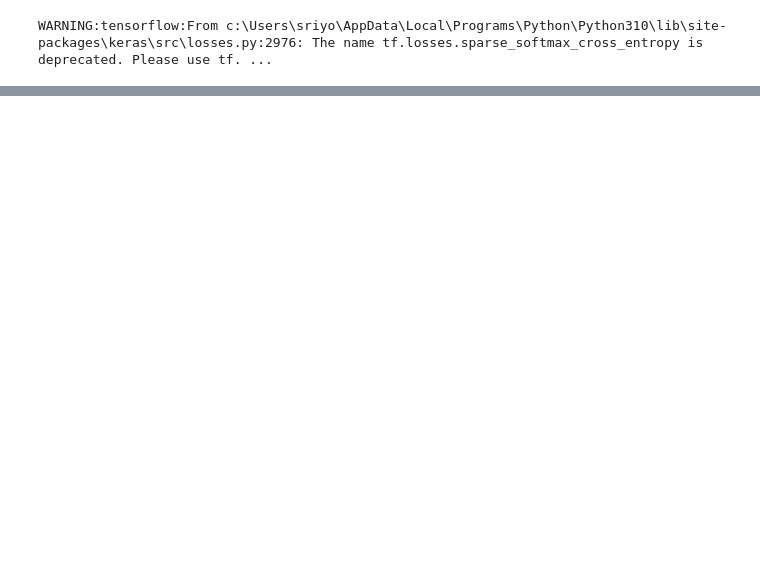
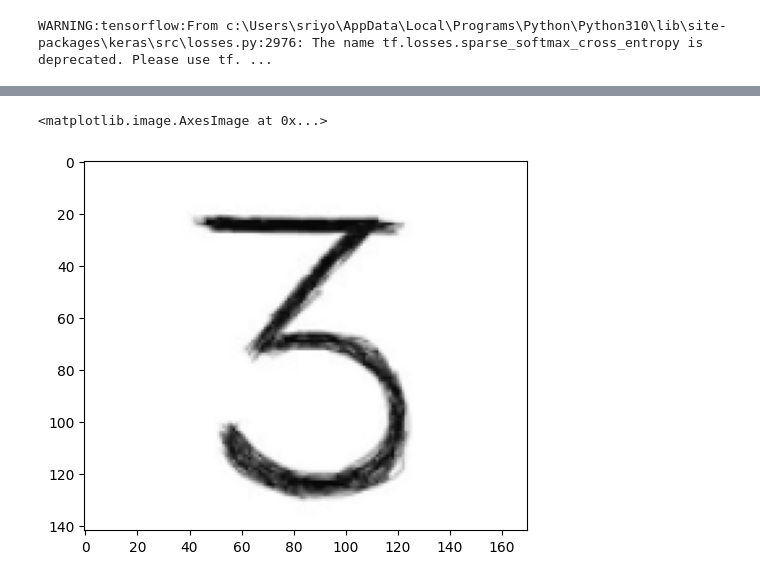
Before and after one commit to Dheeerazzz/Perry_or_Platypus_CNN-collection, a Jupyter notebook: perry or platypus/mnist multi.ipynb, the cells around one changed output, grey strips where cells are left out. Cells and saved outputs as stored; diff of their text form; code cells hidden in the pictures; blank space fills up the shorter version.

```diff
--- a/perry or platypus/mnist multi.ipynb
+++ b/perry or platypus/mnist multi.ipynb
@@ -60 +62,7 @@ loss, accuracy = model.evaluate(x_test, y_test_encoded)
+# %%
+import matplotlib.pyplot as plt
+plt.imshow(image)
+# %% [output]
+<matplotlib.image.AxesImage at 0x...>
+[figure, added]
 # %%
```
Also changed, not shown: parts of 12 cells of this notebook, 12 other files.
